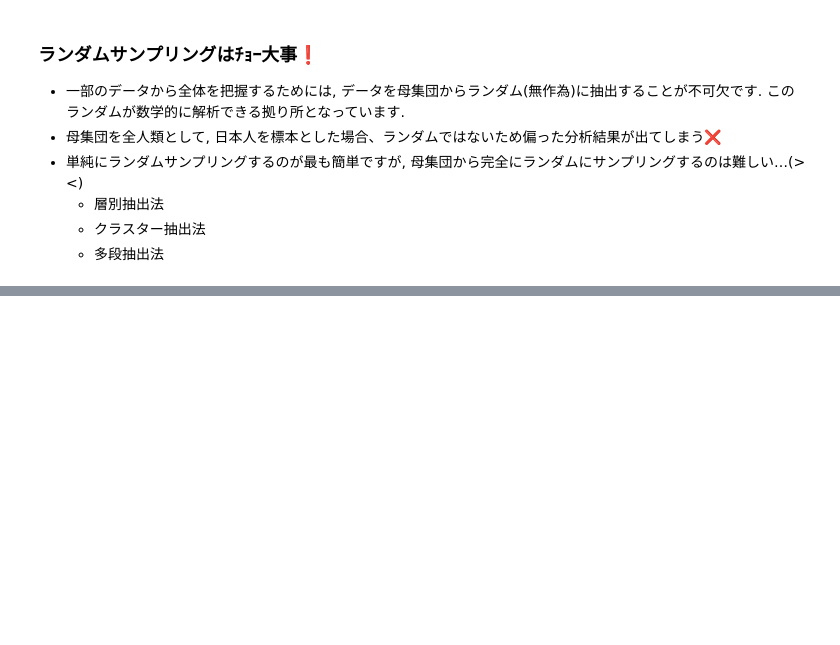
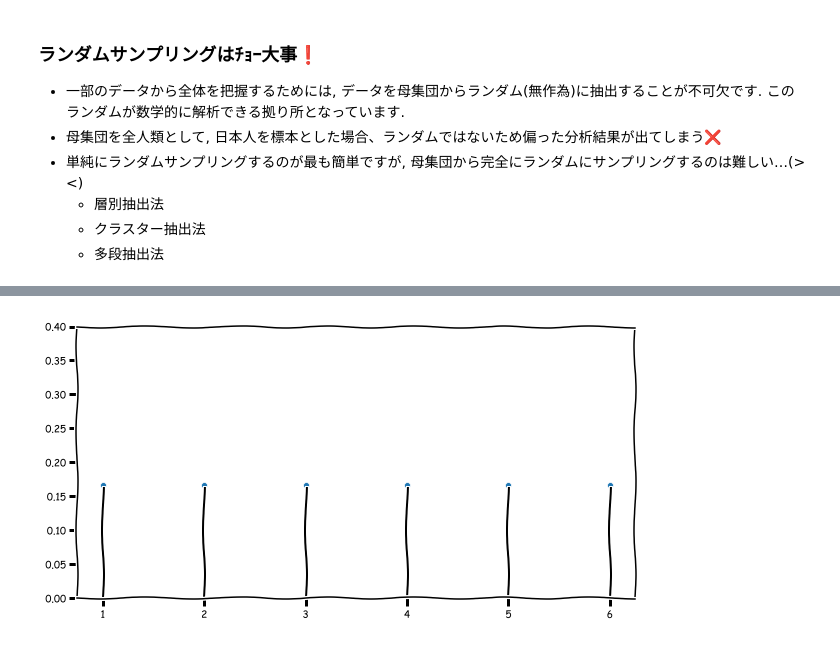
Before and after one commit to Soichiro-Fujioka/chotto-dekiru-DS, a Jupyter notebook: statistics/statistics-1.ipynb, the cells around one changed output, grey strips where cells are left out. Saved outputs shown, nothing was run; the diff lists cells and outputs as text; code cells hidden in the pictures; blank space fills up the shorter version.

```diff
--- a/statistics/statistics-1.ipynb
+++ b/statistics/statistics-1.ipynb
@@ -400,0 +436,9 @@ $$
+# %%
+unidata = {'x': [1, 2, 3, 4, 5, 6], 'p': [1/6, 1/6, 1/6, 1/6, 1/6, 1/6]}
+fig, ax = plt.subplots(1, 1, sharey=False, figsize = (10,5))
+sns.scatterplot(x='x', y='p', data=unidata)
+ax.set_ylim(0, 0.4)
+for i in range(6):
+    ax.axvline(i+1, 0, (1/6)/0.4-0.01, color='black')
+# %% [output]
+[figure, added]
```
Also changed, not shown: parts of 24 cells of this notebook.
